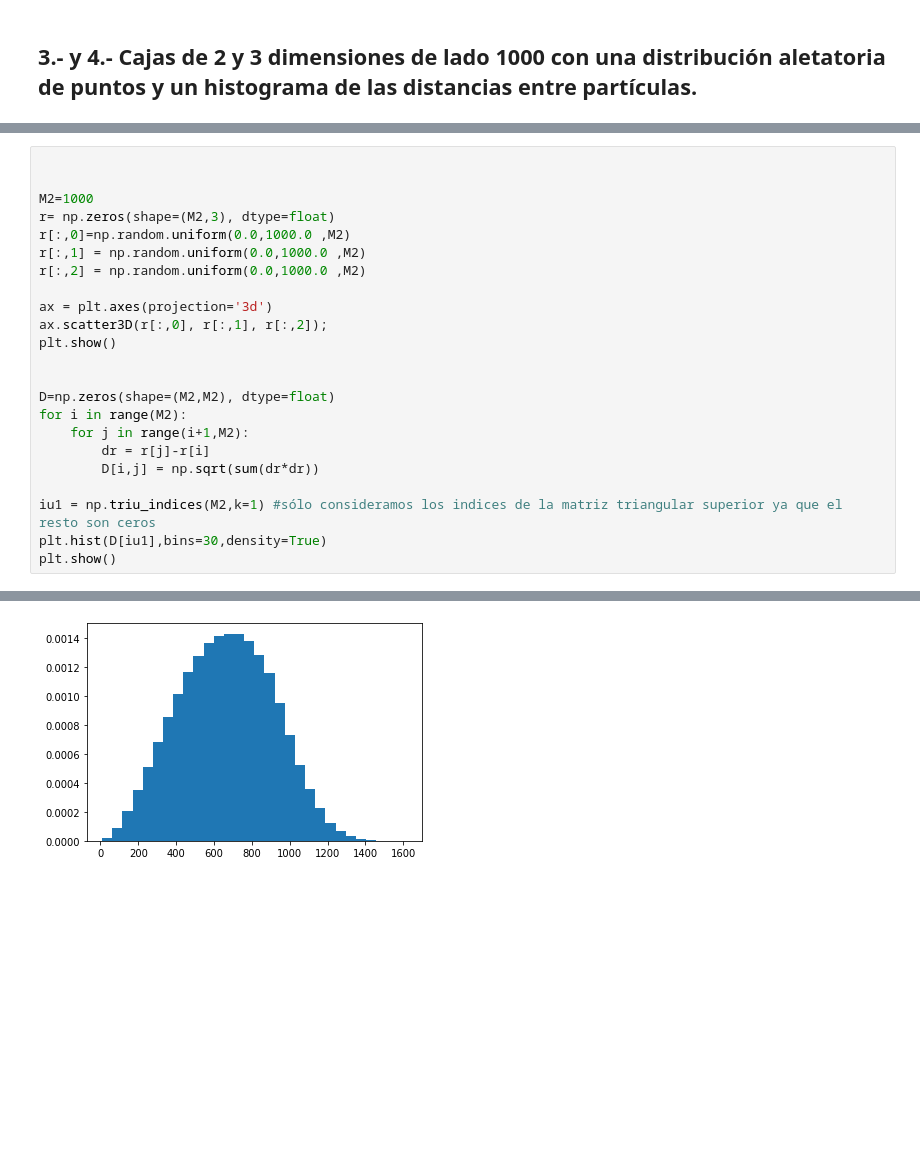
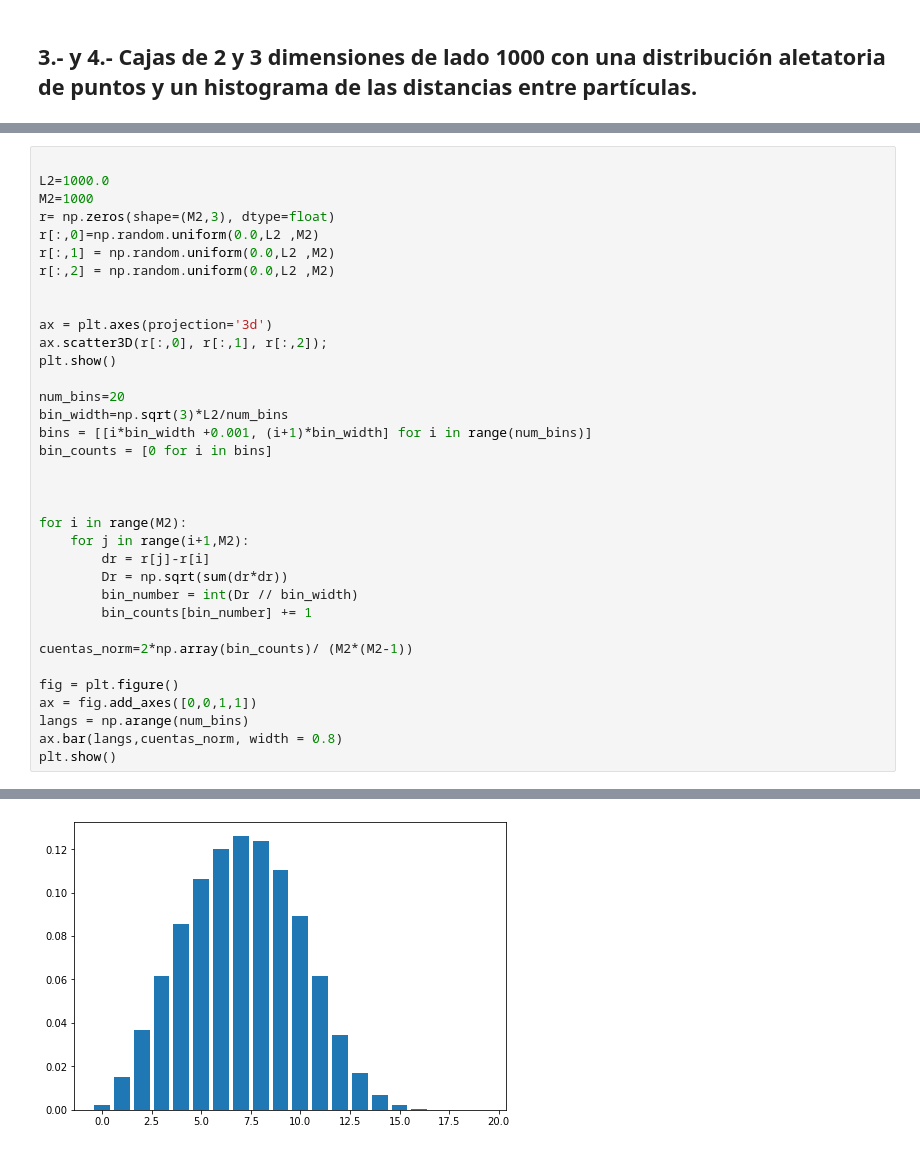
Before and after one commit to LabAvanzadoCosmo/ejercicios-FabianHdzGtz, a Jupyter notebook: Ejercicios1/fourier.ipynb, the cells around one changed output, grey strips where cells are left out. Cells and saved outputs as stored; diff of their text form; blank space fills up the shorter version.

```diff
--- a/Ejercicios1/fourier.ipynb
+++ b/Ejercicios1/fourier.ipynb
@@ -192,24 +204,36 @@ plt.show()
 # %%
 
-
+L2=1000.0
 M2=1000
 r= np.zeros(shape=(M2,3), dtype=float)
-r[:,0]=np.random.uniform(0.0,1000.0 ,M2)
-r[:,1] = np.random.uniform(0.0,1000.0 ,M2)
-r[:,2] = np.random.uniform(0.0,1000.0 ,M2)
+r[:,0]=np.random.uniform(0.0,L2 ,M2)
+r[:,1] = np.random.uniform(0.0,L2 ,M2)
+r[:,2] = np.random.uniform(0.0,L2 ,M2)
+
 
 ax = plt.axes(projection='3d')
 ax.scatter3D(r[:,0], r[:,1], r[:,2]);
 plt.show()
 
+num_bins=20
+bin_width=np.sqrt(3)*L2/num_bins
+bins = [[i*bin_width +0.001, (i+1)*bin_width] for i in range(num_bins)]
+bin_counts = [0 for i in bins]
 
-D=np.zeros(shape=(M2,M2), dtype=float)
+
+
 for i in range(M2):
     for j in range(i+1,M2):
         dr = r[j]-r[i]
-        D[i,j] = np.sqrt(sum(dr*dr))
+        Dr = np.sqrt(sum(dr*dr))
+        bin_number = int(Dr // bin_width)
+        bin_counts[bin_number] += 1
 
-iu1 = np.triu_indices(M2,k=1) #sólo consideramos los indices de la matriz triangular superior ya que el resto son ceros
-plt.hist(D[iu1],bins=30,density=True)
+cuentas_norm=2*np.array(bin_counts)/ (M2*(M2-1))
+
+fig = plt.figure()
+ax = fig.add_axes([0,0,1,1])
+langs = np.arange(num_bins)
+ax.bar(langs,cuentas_norm, width = 0.8)
 plt.show()
 # %% [output]
@@ -217 +241 @@ plt.show()
-[figure, old version]
+[figure, new version]
```
Also changed, not shown: parts of 2 cells of this notebook.
